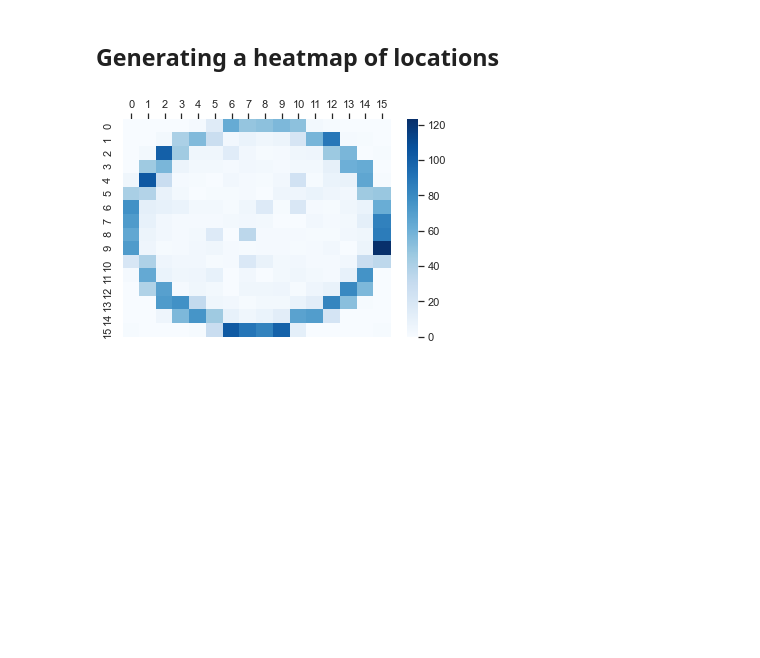
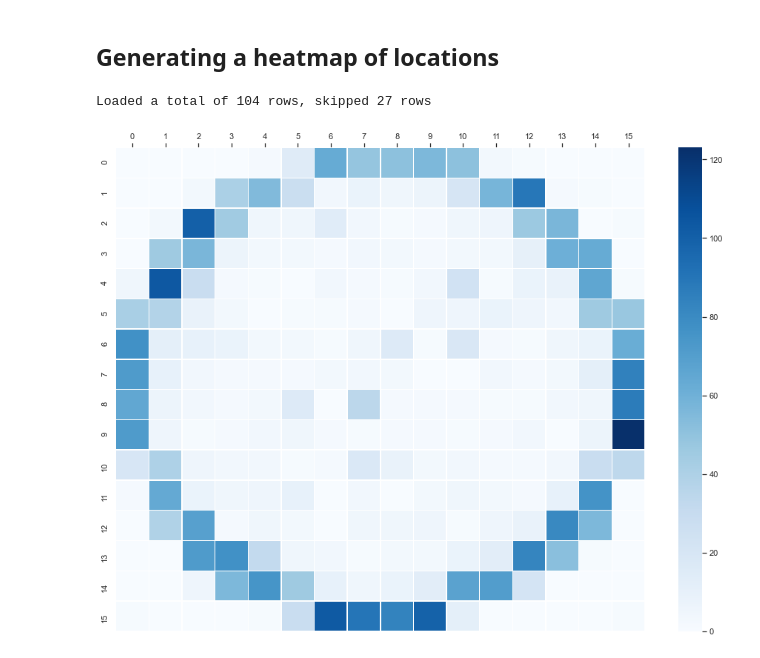
Before and after one commit to kwyckmans/movement-analysis, a Jupyter notebook: analysis.ipynb, the cells around one changed output. Saved outputs shown, nothing was run; the diff lists cells and outputs as text; code cells hidden in the pictures; blank space fills up the shorter version.

Commit message:
make plot bigger

```diff
--- a/analysis.ipynb
+++ b/analysis.ipynb
@@ -185,29 +185,33 @@ def generate_heatmap(individuals) -> List[List[int]]:
 # %%
 Z = [ # to be used to debug the generated heatmap
     [1, 0, 0, 0, 0, 0, 0, 0, 0, 0, 0, 0, 0, 0, 0, 0],
     [0, 0, 0, 0, 0, 0, 0, 0, 0, 0, 0, 0, 0, 0, 0, 0],
     [1, 0, 0, 0, 0, 0, 0, 0, 0, 0, 0, 0, 0, 0, 0, 0],
     [1, 0, 0, 0, 0, 0, 0, 0, 0, 0, 0, 0, 0, 0, 0, 0],
     [1, 0, 0, 0, 0, 0, 0, 0, 0, 0, 0, 0, 0, 0, 0, 0],
     [1, 0, 0, 0, 0, 0, 0, 0, 0, 0, 0, 0, 0, 0, 0, 0],
     [1, 0, 0, 0, 0, 0, 0, 0, 0, 0, 0, 0, 0, 0, 0, 0],
     [1, 0, 0, 0, 0, 0, 0, 0, 0, 0, 0, 0, 0, 0, 0, 0],
     [1, 0, 0, 0, 0, 0, 0, 0, 0, 0, 0, 0, 0, 0, 0, 0],
     [1, 0, 0, 0, 0, 0, 0, 0, 0, 0, 0, 0, 0, 0, 0, 0],
     [1, 0, 0, 0, 0, 0, 0, 0, 0, 0, 0, 0, 0, 0, 0, 0],
     [1, 0, 0, 0, 0, 0, 0, 0, 0, 0, 0, 0, 0, 0, 0, 0],
     [1, 0, 0, 0, 0, 0, 0, 0, 0, 0, 0, 0, 0, 0, 0, 0],
     [1, 0, 0, 0, 0, 0, 0, 0, 0, 0, 0, 0, 0, 0, 0, 0],
     [1, 0, 0, 0, 0, 0, 0, 0, 0, 0, 0, 0, 0, 0, 0, 0],
     [1, 0, 0, 0, 0, 0, 0, 0, 0, 0, 0, 0, 0, 0, 0, 0]
 ]
 
 sns.set_theme()
 
 data = load_data("data-thesis-final.csv")
 heatmap = generate_heatmap(data)
 
-ax = sns.heatmap(heatmap, cmap="Blues")
+fig, ax = plt.subplots(figsize=(16,12))
+ax = sns.heatmap(heatmap, cmap="Blues", ax=ax,  linewidths=.5)
 ax.xaxis.tick_top()
+
+fig.savefig("plot.png", transparent=True)
 # %% [output]
+Loaded a total of 104 rows, skipped 27 rows
-[figure, old version]
+[figure, new version]
```
Also changed, not shown: parts of 1 cell of this notebook, 2 other files.
